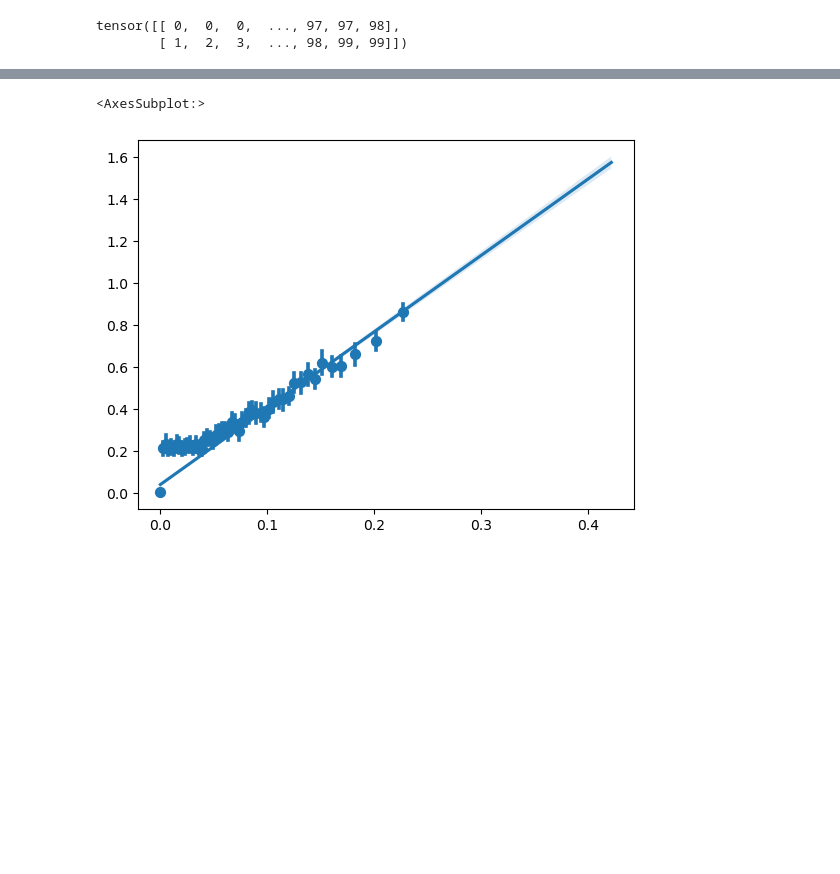
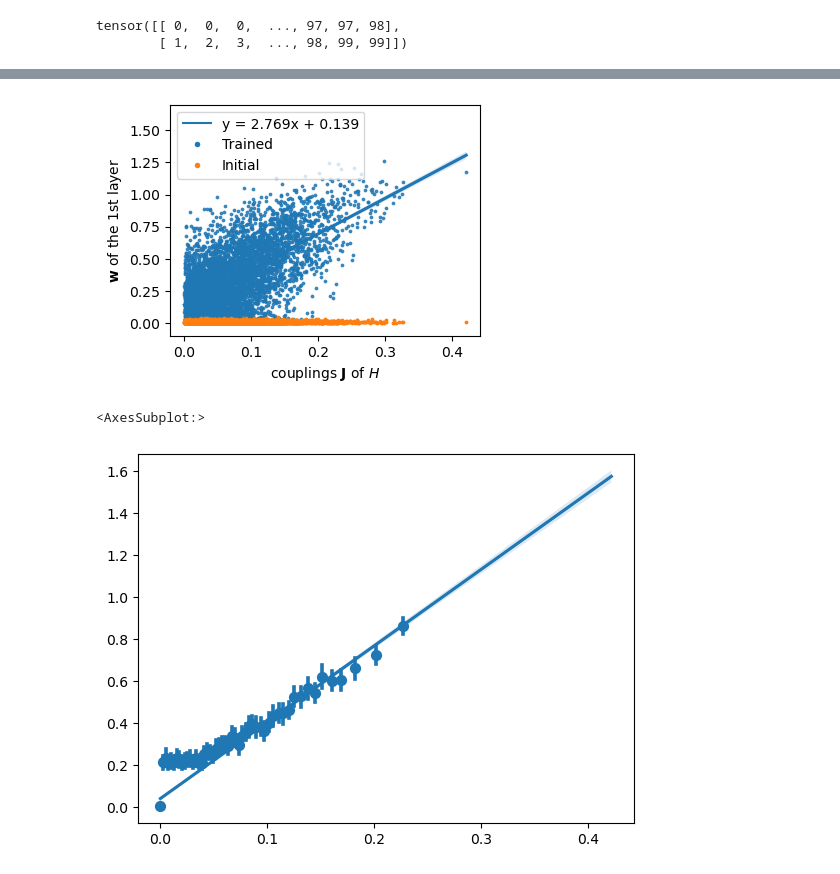
Before and after one commit to ocadni/h2arnn, a Jupyter notebook: results/SK/MC_img.ipynb, the cells around one changed output, grey strips where cells are left out. Drawn from its saved outputs; the diff is of its cells as text; code cells hidden in the pictures; blank space fills up the shorter version.

```diff
--- a/results/SK/MC_img.ipynb
+++ b/results/SK/MC_img.ipynb
@@ -94,3 +95,44 @@ plt.show()
+# %%
+import matplotlib.pyplot as plt
+import seaborn as sns
+import numpy as np
+from matplotlib.lines import Line2D
+
+fig, ax = plt.subplots(figsize=(4, 3))
+
+# Get the current color palette
+colors = sns.color_palette()
+
+# Regression plot with scatter
+sns.regplot(x=JJ, y=JJ_net, ax=ax, scatter_kws={"s": 3, "color": colors[0]}, line_kws={
+            "color": colors[0]}, color=colors[0], label="Trained")
+
+# Scatter plot
+ax.scatter(JJ, JJ_not, s=3, color=colors[1], label="Initial", ls="None")
+
+# Linear regression
+slope, intercept = np.polyfit(JJ, JJ_net, 1)
+
+ax.set_ylabel("$\mathbf{w}$ of the 1st layer")
+ax.set_xlabel(r"couplings $\mathbf{J}$ of $H$")
+
+# Create custom legend
+legend_elements = [
+
+    Line2D([0], [0], marker='None', color=colors[0],
+           label=f'y = {slope:.3f}x + {intercept:.3f}'),
+    Line2D([0], [0], marker='o', color='w',
+           markerfacecolor=colors[0], markersize=5, label='Trained'),
+    Line2D([0], [0], marker='o', color='w',
+           markerfacecolor=colors[1], markersize=5, label='Initial'),
+]
+ax.set_ylim(-0.1, 1.7)
+ax.legend(handles=legend_elements, loc='upper left', fontsize=10)
+
+plt.savefig("../tex/comphys_rev/img/MC_img.pdf", bbox_inches='tight')
+plt.show()
+# %% [output]
+[figure, added]
 # %%
 lgnd = ax.legend(loc="upper left", scatterpoints=1, fontsize=10)
 # %%
```
Also changed, not shown: parts of 11 cells of this notebook, 4 other files.
